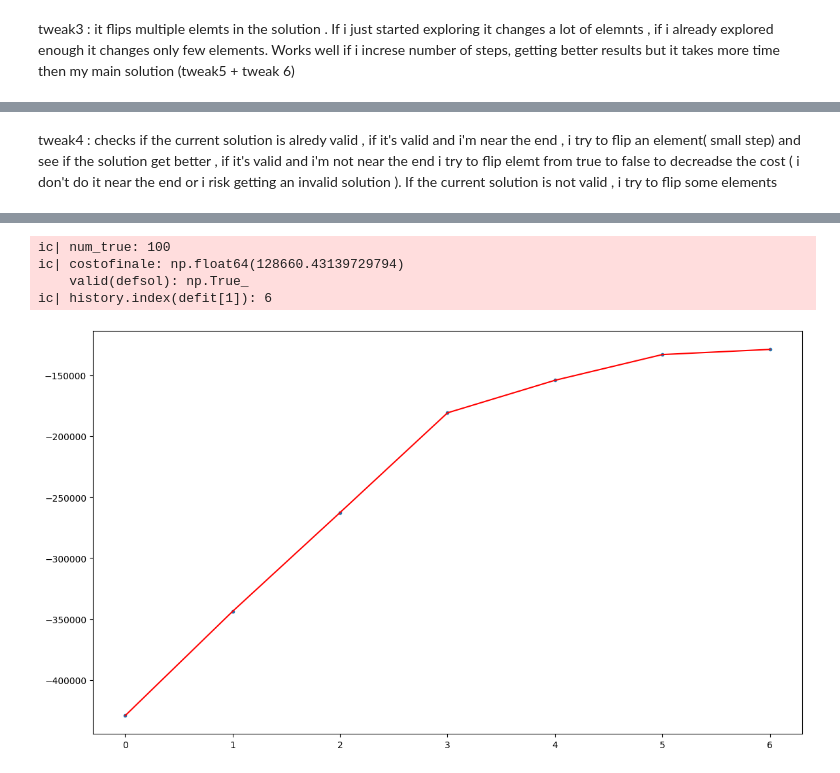
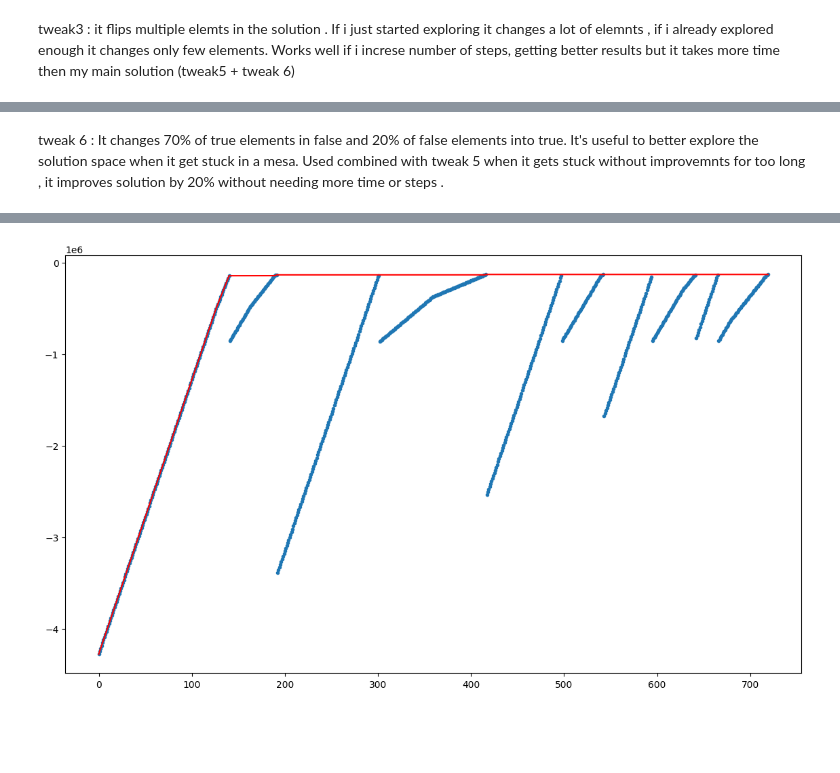
Before and after one commit to Scrivane/CI2024_lab0-, a Jupyter notebook: set-cover.ipynb, the cells around one changed output, grey strips where cells are left out. Saved outputs shown, nothing was run; the diff lists cells and outputs as text; code cells hidden in the pictures; blank space fills up the shorter version.

```diff
--- a/set-cover.ipynb
+++ b/set-cover.ipynb
@@ -268,2 +221,0 @@ def tweak6(solution : np.array,size_change: int)-> np.array:
-# %% [markdown]
-tweak4 : checks if the current solution is alredy valid , if it's valid and i'm near the end , i try to flip an element( small step) and see if the solution get better , if it's valid and i'm not near the end i try to flip elemt from true to false to decreadse the cost ( i don't do it near the end or i risk getting an invalid solution ). If the current solution is not valid , i try to flip some elements
@@ -303,0 +222,2 @@ def tweak4(solution : np.array,step: int,max_step :int,)-> np.array:
+# %% [markdown]
+tweak 6 : It changes 70% of true elements in false  and 20% of false elements into true. It's useful to better explore the solution space when it get stuck in a mesa. Used combined with tweak 5 when it gets stuck without improvemnts for too long , it improves solution by 20% without needing more time or steps  .
@@ -304,102 +246,62 @@ def tweak4(solution : np.array,step: int,max_step :int,)-> np.array:
 # %%
 current_solution = solution[:]
 
-max_steps=100*UNIVERSE_SIZE//10  # no improvement in increasing
+max_steps=UNIVERSE_SIZE//10  # no significant improvement in increasing
 
 
-n_restart=1 # around 5 % imporvement
-ic( current_solution)
-#while  valid(current_solution)==False or steps<max_steps:
+n_restart=5 # slightly improves results
 
-#current_fit=fitness(current_solution)
-#tcost=timeit.timeit(lambda: cost(current_solution), number=100000)
-#tfittweak=timeit.timeit(lambda: tweak(current_solution), number=100000)
-
-#tevalu=timeit.timeit(lambda: fitness(current_solution), number=10)
-#tevalid=timeit.timeit(lambda: valid(current_solution), number=1000)
-#tevalid2=timeit.timeit(lambda: valid2(current_solution), number=1000)
-#ic(tcost,tfittweak,tevalu,tevalid,tevalid2)
 
 history = []
 dim_step_out=100
 
 for nres in tqdm(range(n_restart)):
     i=0
-    #num_true=int((100-(nres)*(100/n_restart))*NUM_SETS/100)
-    num_true=int(10*NUM_SETS/100)
-    ic(num_true)
+    num_true=int((100-(nres)*(100/n_restart))*NUM_SETS/100)
+
+    #ic(num_true)
     current_solution = np.zeros(NUM_SETS, dtype=bool)  # Initialize with all False
     true_indices = rng.choice(NUM_SETS, num_true, replace=False)  # Randomly pick indices to set to True
     current_solution[true_indices] = True  # Set those indices to True
-    #current_solution = rng.random(NUM_SETS) < ((1+nres)*(100/n_restart))
-    #ic(current_solution, nres)
+
     current_fit=fitness2(current_solution)
     if(nres==0):  #the first solution is always right because it's all true
         defsol=current_solution[:]
         defit=fitness2(defsol)
-        #history.append(cost(defsol))
         history.append(fitness2(defsol)[1])
 
 
 
     for step in range(max_steps):
-        i+=1
+        i+=1  #counts steps without improvements
 
 
 
-        if(i%(3*max_steps//10)==0 ):
-            #for  j in tqdm(range(10)):
-            #solution = tweak6(solution,dim_step_out)
-            solution = tweak4(current_solution,step,max_steps)
-
+        if(i%(3*max_steps//10)==0 ):  # if it's stuck for the 30% of steps , i try to use tweak 6
+            solution = tweak6(solution)
             i=0
             current_solution=solution[:]
             current_fit=fitness2(solution)
         else:
-            solution = tweak4(current_solution,step,max_steps)
-            #solution = tweak5(current_solution,step,max_steps)
-        #ic( current_solution,solution)
+
+            solution = tweak5(current_solution,step,max_steps)
+
         sol_fit=fitness2(solution)
 
-
-
-        #history.append(cost(solution))
-
-
-
-
-        '''if sol_fit>current_fit :
-            current_solution = solution
-            current_fit=sol_fit
-            i=0
-            if sol_fit>defit:
-                defsol = solution[:]
-                defit=sol_fit
-        '''
-        if sol_fit[0] and sol_fit[1]>current_fit[1] :
+        if sol_fit[0] and sol_fit[1]>current_fit[1] :  # if it's valid and it's better then the previus current solution , update teh current solution
             history.append(sol_fit[1])
             current_solution = solution
             current_fit=sol_fit
             i=0
-            if sol_fit[0] and sol_fit[1]>defit[1]:
+            if sol_fit[1]>defit[1]:  #if it's better then the previus global solution  update global solution with the solution
                 defsol = solution[:]
                 defit=sol_fit
-
-
-
-        #if(i>=max_steps/10):
-        #    break
-
-            #ic(step, current_solution)
 
 costofinale=cost(defsol)
 ic(costofinale,valid(defsol))
 
 ic(history.index(defit[1]))
-#nrun=history.index(cost(defsol))//max_steps +1
-#ic(history.index(defit[1]),nrun )
 
-index_true=len(np.where(defsol==True)[0])
 
 
 plt.figure(figsize=(14, 8))
@@ -411,7 +313,7 @@ plt.plot(
 _ = plt.scatter(range(len(history)), history, marker=".")
 
 
-with open('log.txt', 'a') as file:
+with open('log.txt', 'a') as file:   # log to track how well the algorithm performs
 
     file.write(f"{UNIVERSE_SIZE} , {NUM_SETS} , {DENSITY} , {max_steps} , {n_restart} , {costofinale} \n")
 
@@ -437,5 +330 @@ ic| current_solution: array([False, False, False, False, False, False, False, Fa
-ic| num_true: 100
-ic| costofinale: np.float64(128660.43139729794)
-    valid(defsol): np.True_
-ic| history.index(defit[1]): 6
-[figure, old version]
+[figure, new version]
```
Also changed, not shown: parts of 13 cells of this notebook, 2 other files.
